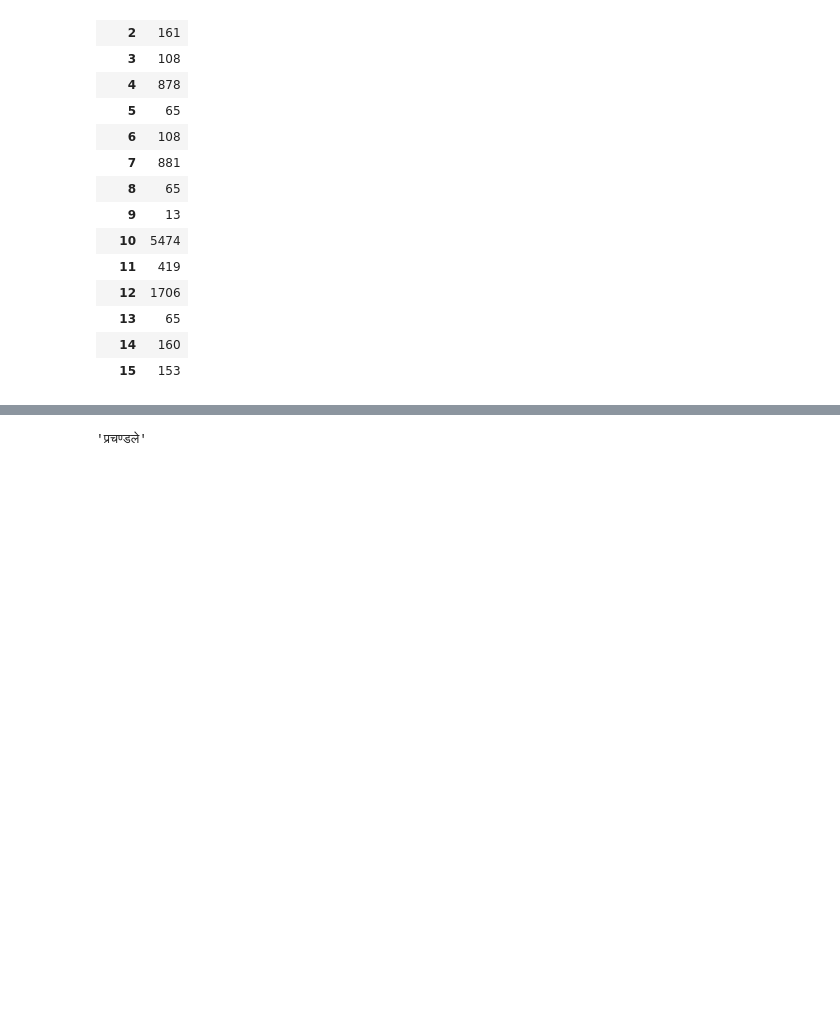
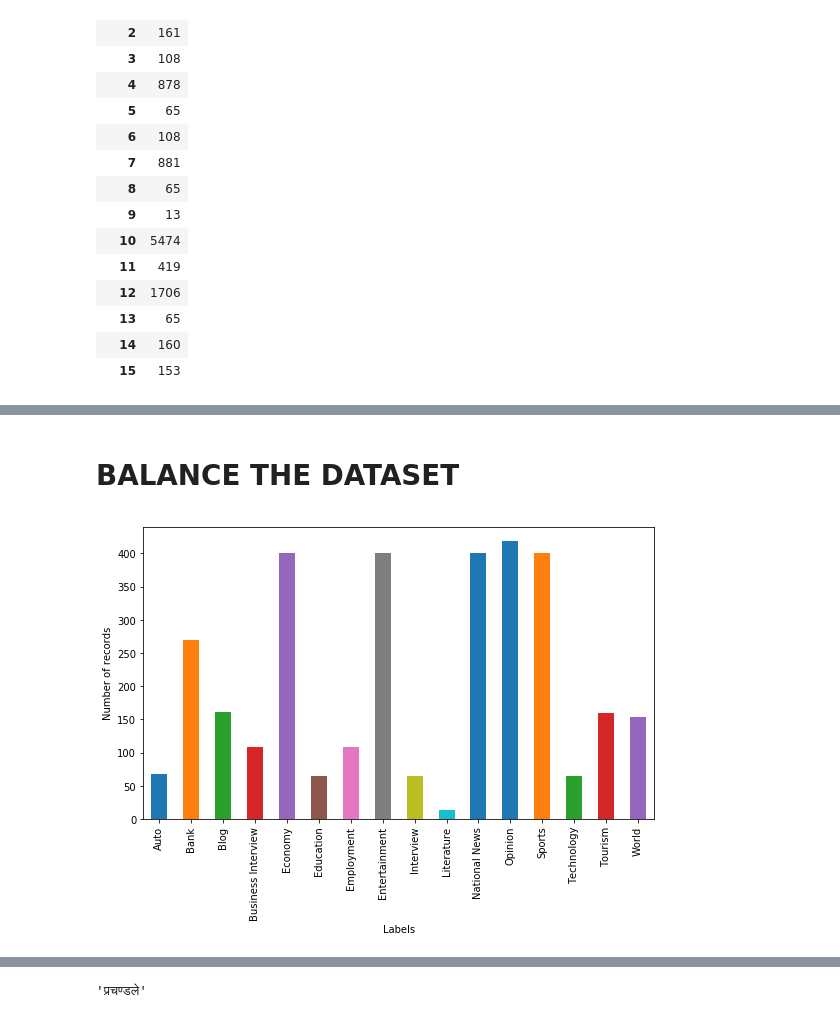
Before and after one commit to datafiction/oya-nepali-nlp, a Jupyter notebook: nepali_news_classification.ipynb, the cells around one changed output, grey strips where cells are left out. Cells and saved outputs as stored; diff of their text form; code cells hidden in the pictures; blank space fills up the shorter version.

```diff
--- a/nepali_news_classification.ipynb
+++ b/nepali_news_classification.ipynb
@@ -91,0 +95,2 @@ plt.show()
+# %%
+pd_train_1 = pd_train[(pd_train.label != 10) & (pd_train.label != 12) & (pd_train.label != 4) & (pd_train.label != 7)]
@@ -91,0 +114,5 @@ plt.show()
+# %%
+pd_train_1 = pd_train_1.append(pd_train.loc[pd_train.label == 10][:400])
+pd_train_1 = pd_train_1.append(pd_train.loc[pd_train.label == 12][:400])
+pd_train_1 = pd_train_1.append(pd_train.loc[pd_train.label == 4][:400])
+pd_train_1 = pd_train_1.append(pd_train.loc[pd_train.label == 7][:400])
@@ -91,0 +140,6 @@ plt.show()
+# %% [markdown]
+# BALANCE THE DATASET
+# %%
+histogram_by_label(pd_train_1)
+# %% [output]
+[figure, added]
```
Also changed, not shown: parts of 41 cells of this notebook, 1 other file.
